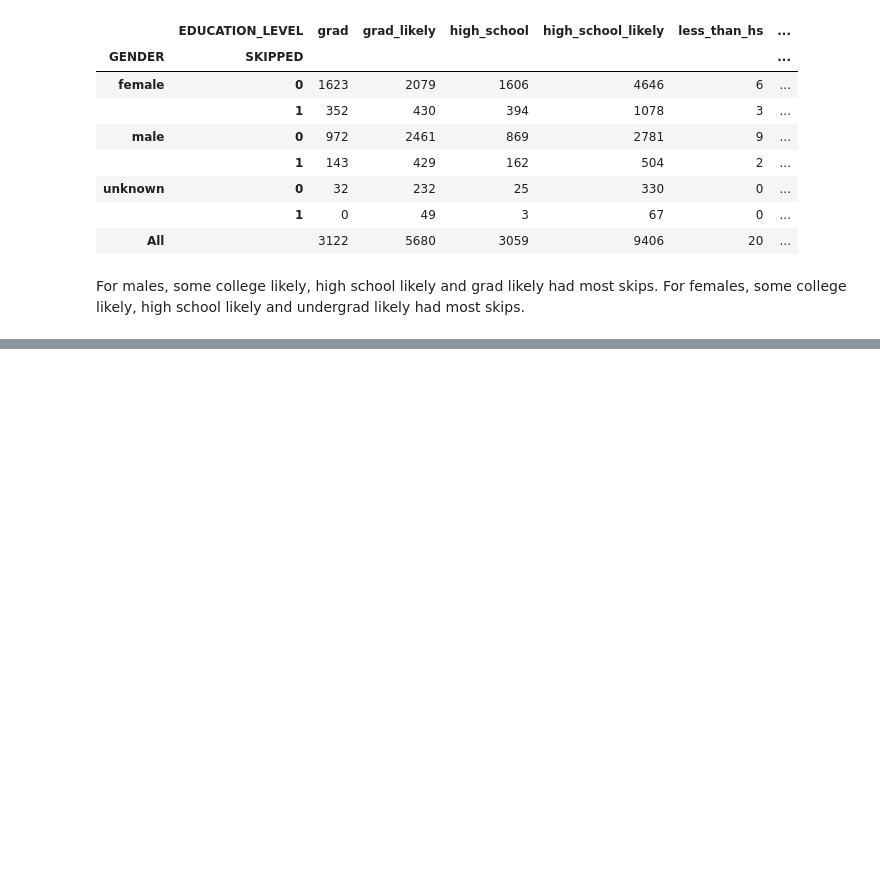
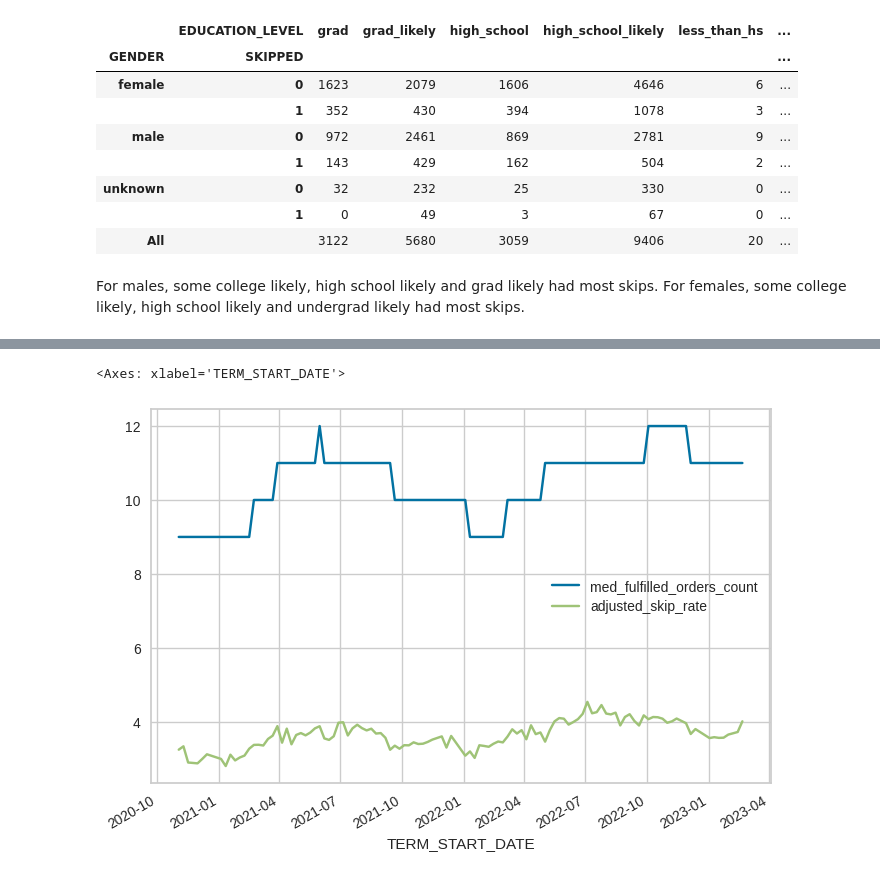
Before and after one commit to mindyng/Take-Homes, a Jupyter notebook: tovala-lead-ba-take-home-challenge.ipynb, the cells around one changed output, grey strips where cells are left out. Drawn from its saved outputs; the diff is of its cells as text; code cells hidden in the pictures; blank space fills up the shorter version.

```diff
--- a/tovala-lead-ba-take-home-challenge.ipynb
+++ b/tovala-lead-ba-take-home-challenge.ipynb
@@ -932,0 +1098,12 @@ For females, some college likely, high school likely and undergrad likely had mo
+# %%
+# look at median fulfilled orders count compared to skip rate
+query = """
+select mfo.term_start_date
+, med_fulfilled_orders_count
+, skip_rate* 10 as adjusted_skip_rate
+from med_fulfilled_orders as mfo
+join skiprate as sr
+on mfo.term_start_date = sr.term_start_date
+"""
+fulfilled_orders_skip = duckdb.query(query).df()
+fulfilled_orders_skip.head()
@@ -932,0 +1117,5 @@ For females, some college likely, high school likely and undergrad likely had mo
+# %%
+fulfilled_orders_skip.set_index('TERM_START_DATE').plot()
+# %% [output]
+<Axes: xlabel='TERM_START_DATE'>
+[figure, added]
```
Also changed, not shown: parts of 28 cells of this notebook.
